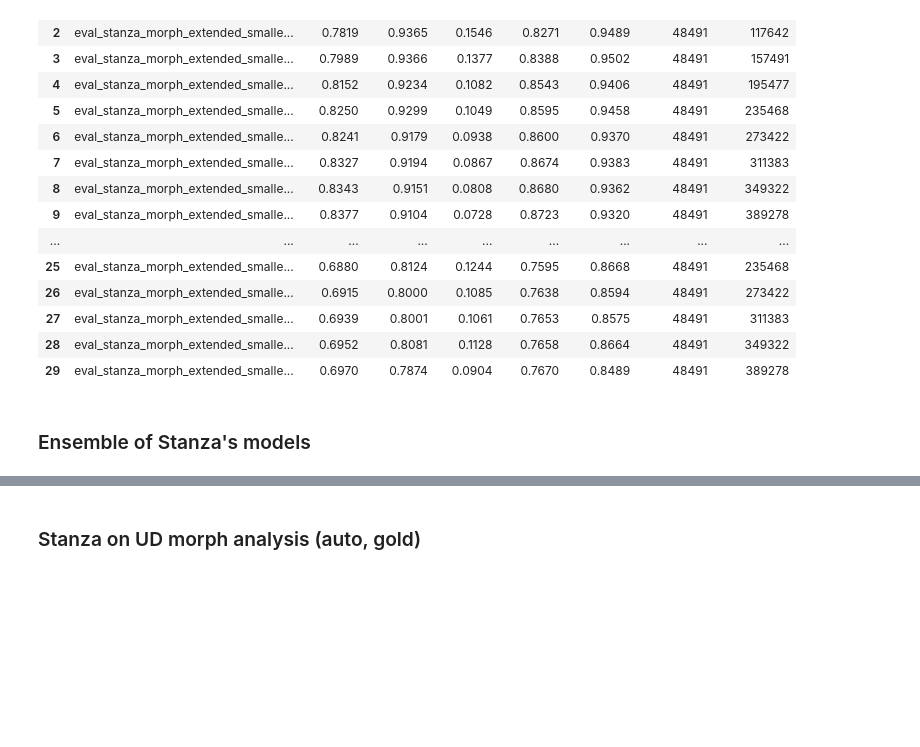
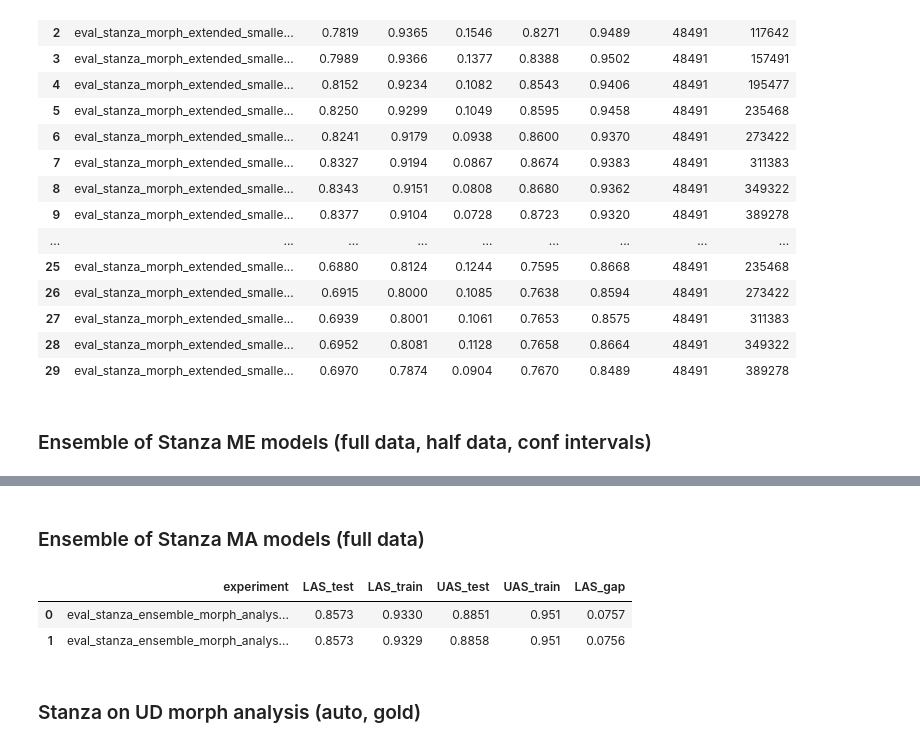
Before and after one commit to estnltk/syntax_experiments, a Jupyter notebook: 06_result_tables.ipynb, the cells around one changed output, grey strips where cells are left out. Saved outputs shown, nothing was run; the diff lists cells and outputs as text; code cells hidden in the pictures; blank space fills up the shorter version.

```diff
--- a/06_result_tables.ipynb
+++ b/06_result_tables.ipynb
@@ -150,7 +147,7 @@ read_csv('edt_2.6/results_smaller_data.csv')
 | 28 | eval_stanza_morph_extended_smalle... | 0.6952 | 0.8081 | 0.1128 | 0.7658 | 0.8664 | 48491 | 349322 |
 | 29 | eval_stanza_morph_extended_smalle... | 0.6970 | 0.7874 | 0.0904 | 0.7670 | 0.8489 | 48491 | 389278 |
 # %% [markdown]
-### Ensemble of Stanza's models
+### Ensemble of Stanza ME models (full data, half data, conf intervals)
 # %%
 # Ensemble results with 95% confidence intervals (normal distribution):
 # 0   -- single model (baseline)
@@ -165,6 +162,15 @@ ensemble_conf_intervals
 | 2 | eval_stanza_ensemble_morph_extend... | 0.8487; 0.8564; 0.8641 | 0.9327; 0.9337; 0.9347 | 0.8775; 0.8849; 0.8924 | 0.9507; 0.9517; 0.9527 | 0.0840; 0.0773; 0.0707 |
 | 3 | eval_stanza_ensemble_morph_extend... | 0.8383; 0.8447; 0.8510 | 0.9134; 0.9152; 0.9169 | 0.8699; 0.8761; 0.8822 | 0.9325; 0.9344; 0.9363 | 0.0751; 0.0705; 0.0659 |
 | 4 | eval_stanza_ensemble_morph_extend... | 0.8386; 0.8449; 0.8512 | 0.9109; 0.9126; 0.9143 | 0.8699; 0.8762; 0.8826 | 0.9306; 0.9325; 0.9344 | 0.0722; 0.0677; 0.0631 |
+# %% [markdown]
+### Ensemble of Stanza MA models (full data)
+# %%
+ensemble_morph_analysis = read_csv('edt_2.6/results_stanza_MA_ensembles.csv')
+ensemble_morph_analysis
+# %% [output]
+|  | experiment | LAS_test | LAS_train | UAS_test | UAS_train | LAS_gap |
+| 0 | eval_stanza_ensemble_morph_analys... | 0.8573 | 0.9330 | 0.8851 | 0.951 | 0.0757 |
+| 1 | eval_stanza_ensemble_morph_analys... | 0.8573 | 0.9329 | 0.8858 | 0.951 | 0.0756 |
 # %% [markdown]
 ### Stanza on UD morph analysis (auto, gold)
 # %%
```
Also changed, not shown: parts of 3 cells of this notebook.
